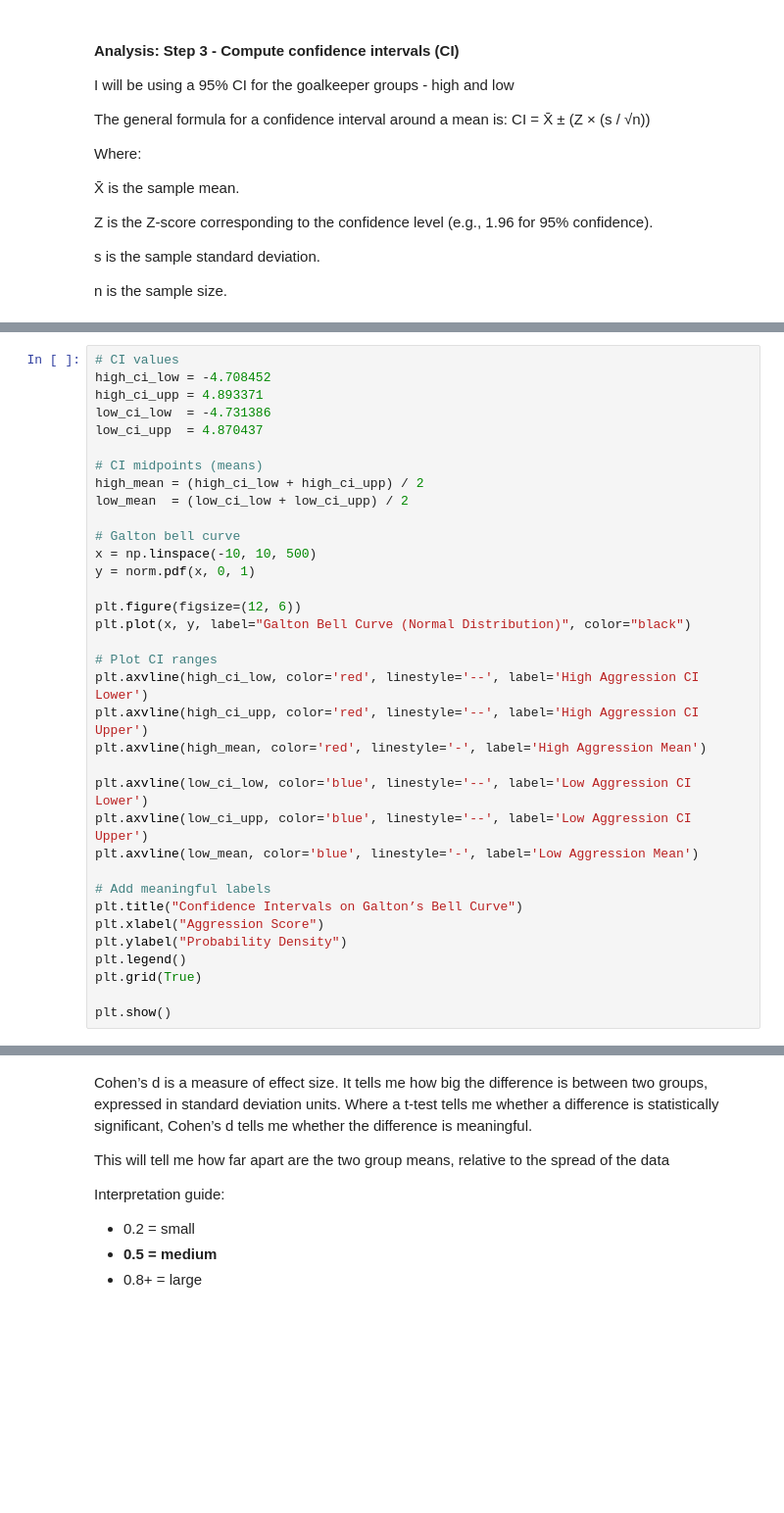
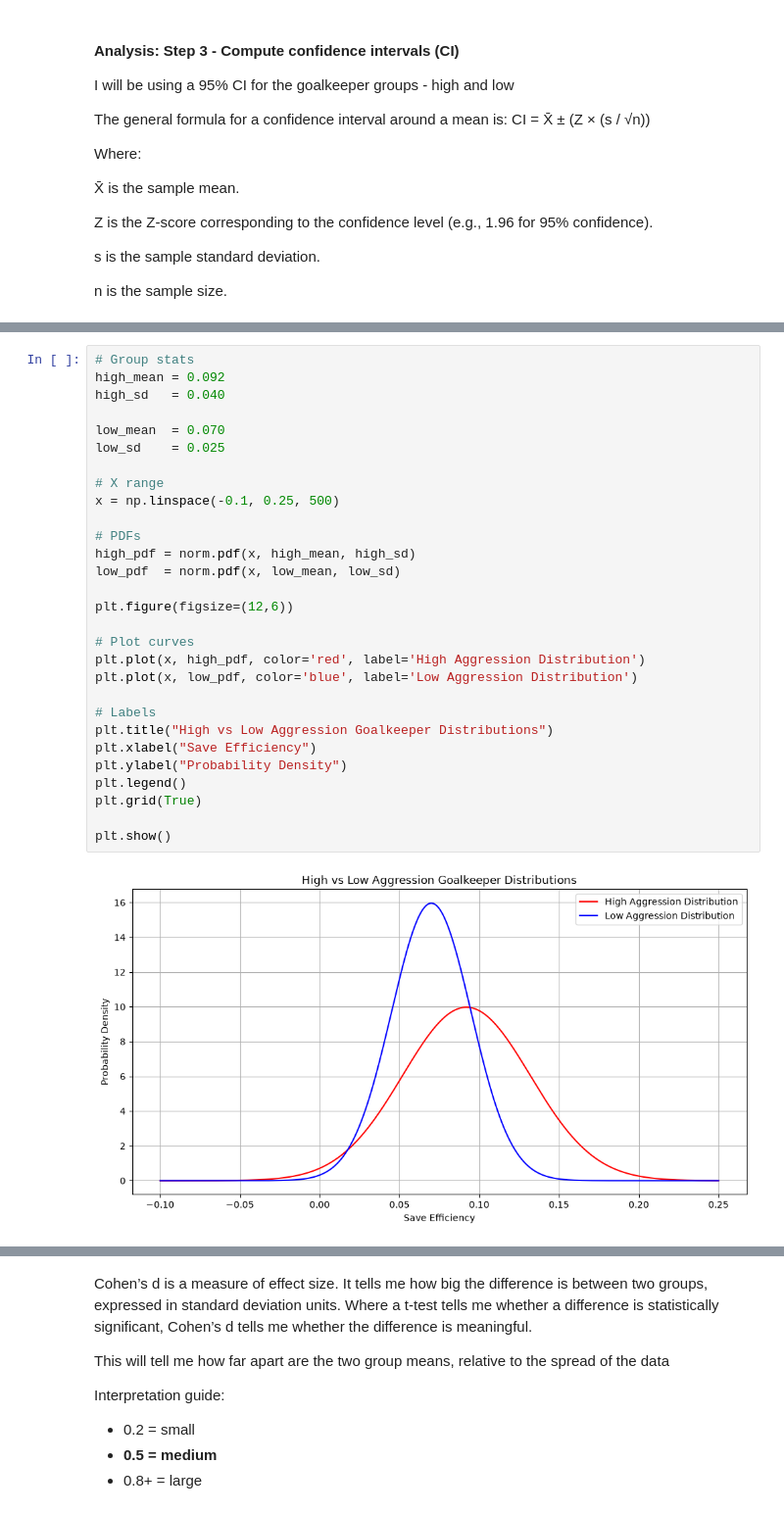
Before and after one commit to DanDooLoo/HIT140_Assessment-2_Group23, a Jupyter notebook: gk_aggression_analysis_dgw_sample_tester.ipynb, the cells around one changed output, grey strips where cells are left out. Shown at 98% size. Cells and saved outputs as stored; diff of their text form; blank space fills up the shorter version.

```diff
--- a/gk_aggression_analysis_dgw_sample_tester.ipynb
+++ b/gk_aggression_analysis_dgw_sample_tester.ipynb
@@ -195,38 +323,34 @@ print(ci_table)
 # %%
-# CI values
-high_ci_low = -4.708452
-high_ci_upp = 4.893371
-low_ci_low  = -4.731386
-low_ci_upp  = 4.870437
+# Group stats
+high_mean = 0.092
+high_sd   = 0.040
 
-# CI midpoints (means)
-high_mean = (high_ci_low + high_ci_upp) / 2
-low_mean  = (low_ci_low + low_ci_upp) / 2
+low_mean  = 0.070
+low_sd    = 0.025
 
-# Galton bell curve
-x = np.linspace(-10, 10, 500)
-y = norm.pdf(x, 0, 1)
+# X range
+x = np.linspace(-0.1, 0.25, 500)
 
-plt.figure(figsize=(12, 6))
-plt.plot(x, y, label="Galton Bell Curve (Normal Distribution)", color="black")
+# PDFs
+high_pdf = norm.pdf(x, high_mean, high_sd)
+low_pdf  = norm.pdf(x, low_mean, low_sd)
 
-# Plot CI ranges
-plt.axvline(high_ci_low, color='red', linestyle='--', label='High Aggression CI Lower')
-plt.axvline(high_ci_upp, color='red', linestyle='--', label='High Aggression CI Upper')
-plt.axvline(high_mean, color='red', linestyle='-', label='High Aggression Mean')
+plt.figure(figsize=(12,6))
 
-plt.axvline(low_ci_low, color='blue', linestyle='--', label='Low Aggression CI Lower')
-plt.axvline(low_ci_upp, color='blue', linestyle='--', label='Low Aggression CI Upper')
-plt.axvline(low_mean, color='blue', linestyle='-', label='Low Aggression Mean')
+# Plot curves
+plt.plot(x, high_pdf, color='red', label='High Aggression Distribution')
+plt.plot(x, low_pdf, color='blue', label='Low Aggression Distribution')
 
-# Add meaningful labels
-plt.title("Confidence Intervals on Galton’s Bell Curve")
-plt.xlabel("Aggression Score")
+# Labels
+plt.title("High vs Low Aggression Goalkeeper Distributions")
+plt.xlabel("Save Efficiency")
 plt.ylabel("Probability Density")
 plt.legend()
 plt.grid(True)
 
 plt.show()
+# %% [output]
+[figure, added]
 # %%
 # Random sample of 30 goalkeepers - high aggression
 # sample_30 = high_agress["Save_Efficienty"].sample(30, random_state=42)
```
Also changed, not shown: parts of 24 cells of this notebook.
